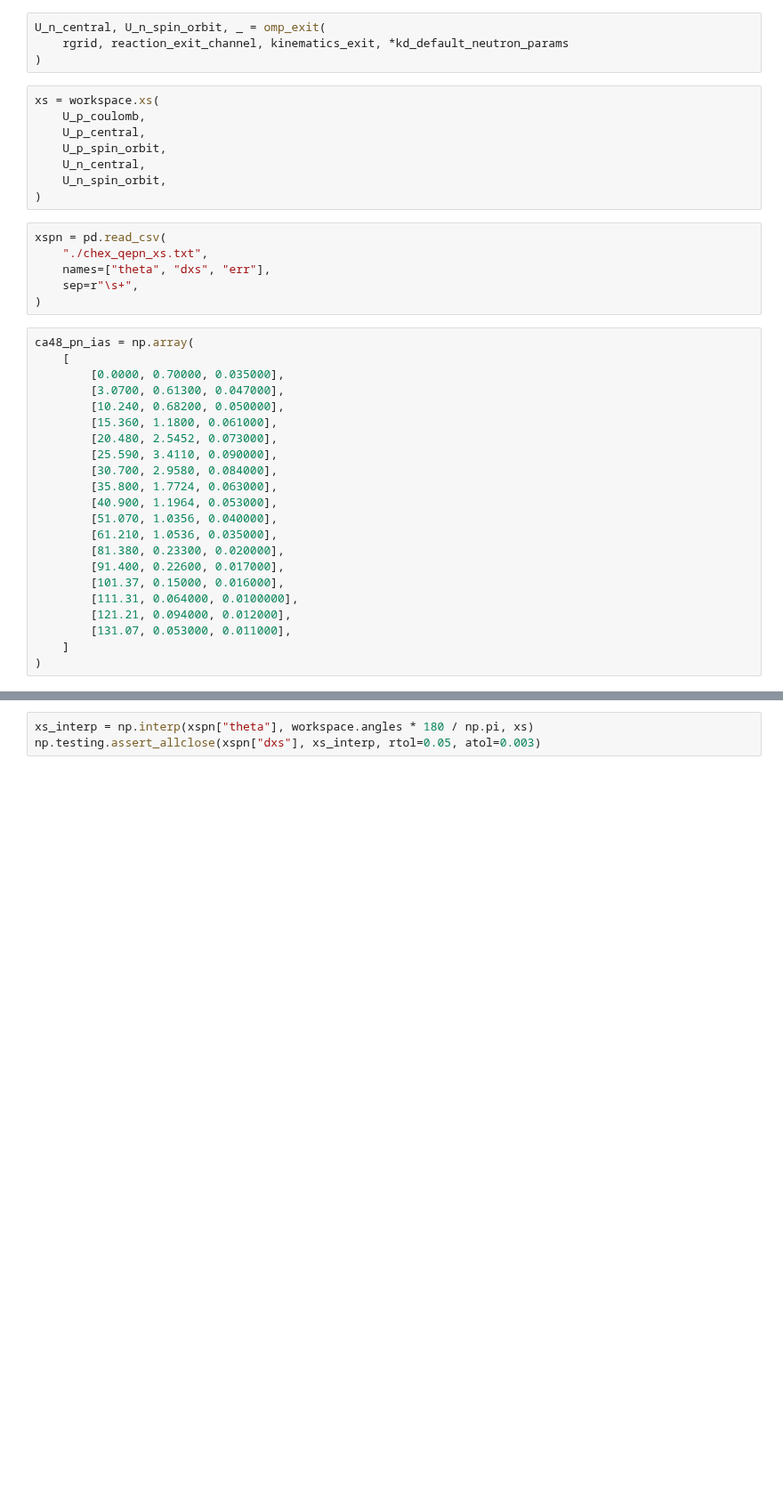
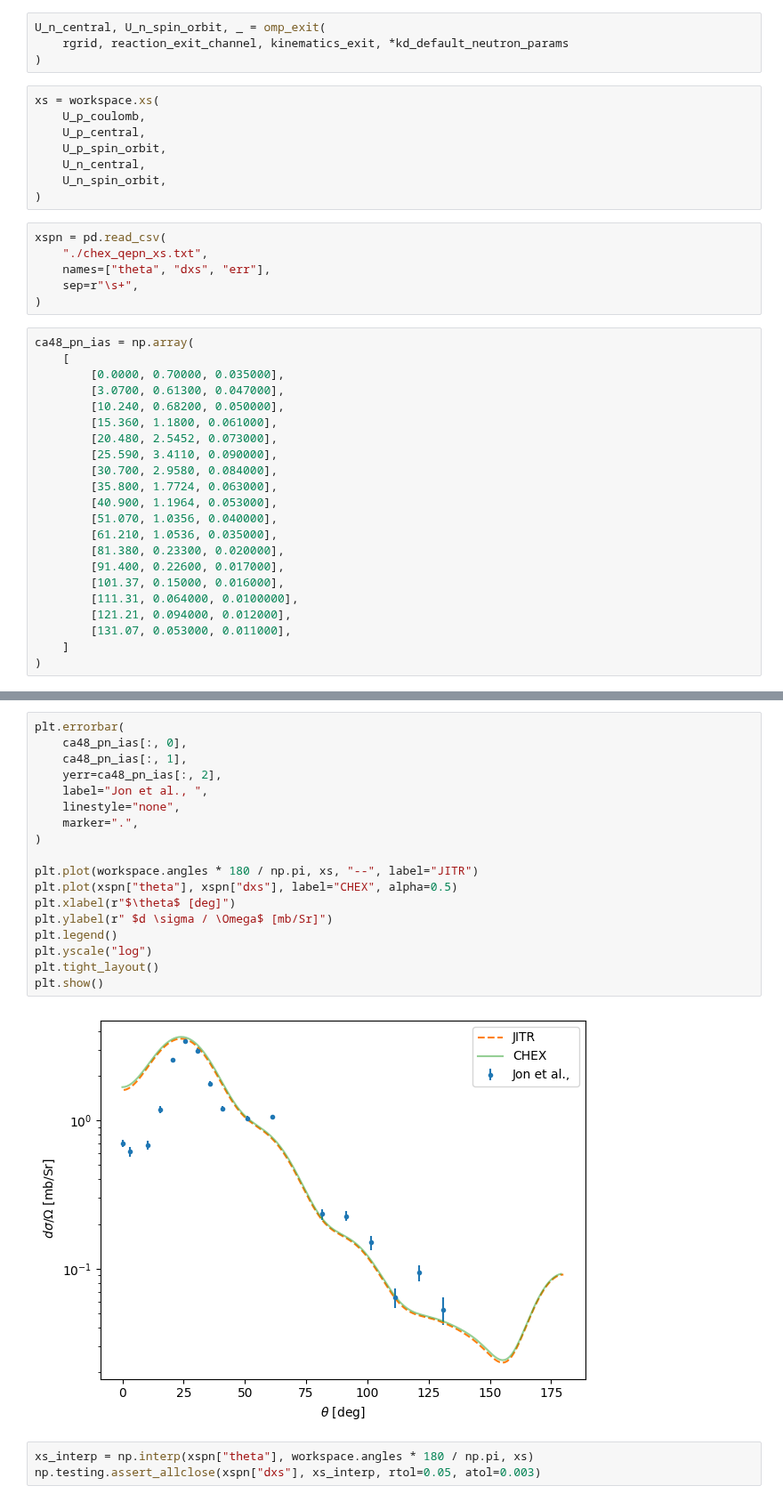
Before and after one commit to beykyle/jitr, a Jupyter notebook: examples/notebooks/chex_jitr_validation.ipynb, the cells around one changed output, grey strips where cells are left out. Shown at 89% size. Saved outputs shown, nothing was run; the diff lists cells and outputs as text; blank space fills up the shorter version.

```diff
--- a/examples/notebooks/chex_jitr_validation.ipynb
+++ b/examples/notebooks/chex_jitr_validation.ipynb
@@ -168,3 +166,23 @@ plt.legend()
+# %%
+plt.errorbar(
+    ca48_pn_ias[:, 0],
+    ca48_pn_ias[:, 1],
+    yerr=ca48_pn_ias[:, 2],
+    label="Jon et al., ",
+    linestyle="none",
+    marker=".",
+)
+
+plt.plot(workspace.angles * 180 / np.pi, xs, "--", label="JITR")
+plt.plot(xspn["theta"], xspn["dxs"], label="CHEX", alpha=0.5)
+plt.xlabel(r"$\theta$ [deg]")
+plt.ylabel(r" $d \sigma / \Omega$ [mb/Sr]")
+plt.legend()
+plt.yscale("log")
+plt.tight_layout()
+plt.show()
+# %% [output]
+[figure, added]
 # %%
 xs_interp = np.interp(xspn["theta"], workspace.angles * 180 / np.pi, xs)
 np.testing.assert_allclose(xspn["dxs"], xs_interp, rtol=0.05, atol=0.003)
```
Also changed, not shown: parts of 4 cells of this notebook, 3 other files.
